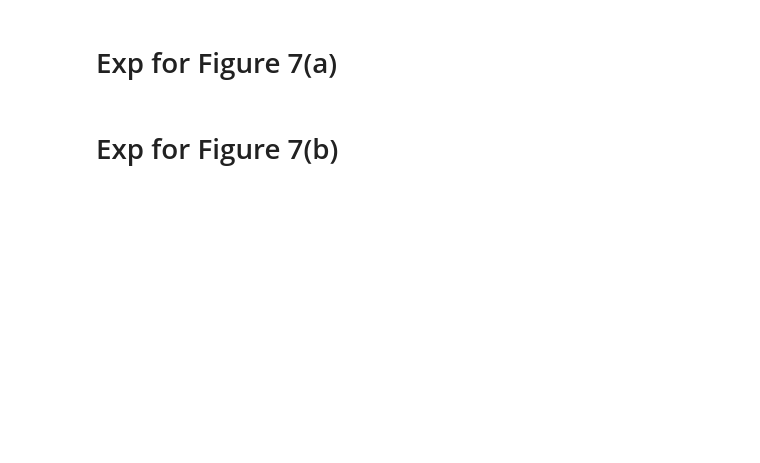
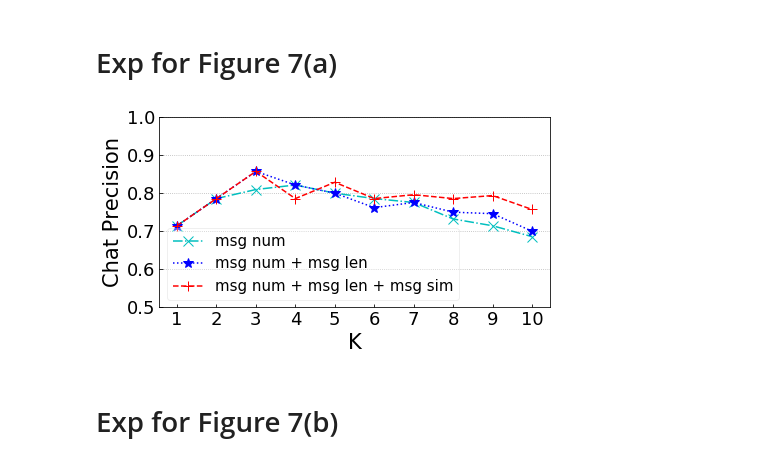
Before and after one commit to sfu-db/Lightor_Exp, a Jupyter notebook: exp.ipynb, the cells around one changed output. Cells and saved outputs as stored; diff of their text form; code cells hidden in the pictures; blank space fills up the shorter version.

```diff
--- a/exp.ipynb
+++ b/exp.ipynb
@@ -43,34 +46,36 @@ ML_num = dota2_test_data.predicted_labels
 ML_num_precision = []
 
 apply_model(dota2_model2, dota2_test_data1, 120, [4, 5])
 ML_num_len = dota2_test_data1.predicted_labels
 ML_num_len_precision = []
 
 apply_model(dota2_model3, dota2_test_data2, 120, [4, 5, 6])
 ML_num_len_sim = dota2_test_data2.predicted_labels
 ML_num_len_sim_precision = []
 
 gt = {}
 for f in dota2_test_data.true_labels:
     gt[f] = [sec(j[0]) for j in dota2_test_data.true_labels[f]]
 
 for i in range(1, k + 1):
     true_num = [0, 0 ,0]
     for f in gt:
         true_num[0] += len([p for p in ML_num[f][:i] if p[0] in gt[f]])
         true_num[1] += len([p for p in ML_num_len[f][:i] if p[0] in gt[f]])
         true_num[2] += len([p for p in ML_num_len_sim[f][:i] if p[0] in gt[f]])
     ML_num_precision.append(true_num[0] / float(i * len(gt)))
     ML_num_len_precision.append(true_num[1] / float(i * len(gt)))
     ML_num_len_sim_precision.append(true_num[2] / float(i * len(gt)))
 
 prec_list = [[ML_num_precision, 'cx-.', 'msg num'],
              [ML_num_len_precision, '*b:', 'msg num + msg len'],
              [ML_num_len_sim_precision, '+r--', 'msg num + msg len + msg sim']
             ]
 
 
-plot_precision(prec_list, 'K', 'Chat Precision', k, [0.5, 1.0], [0.5,0.6,0.7,0.8,0.9,1.0])
+plot_precision(prec_list, 'K', 'Chat Precision', list(range(1, k + 1)), [0.5, 1.0], [0.5,0.6,0.7,0.8,0.9,1.0])
+# %% [output]
+[figure, added]
 # %% [markdown]
 # Exp for Figure 7(b)
 # %%
```
Also changed, not shown: parts of 10 cells of this notebook, 17 other files.
